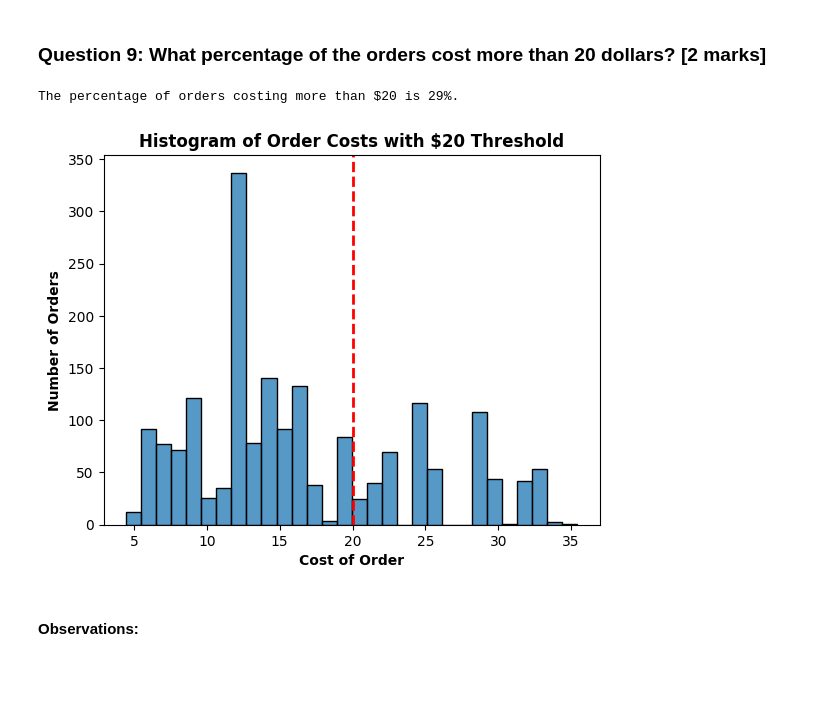
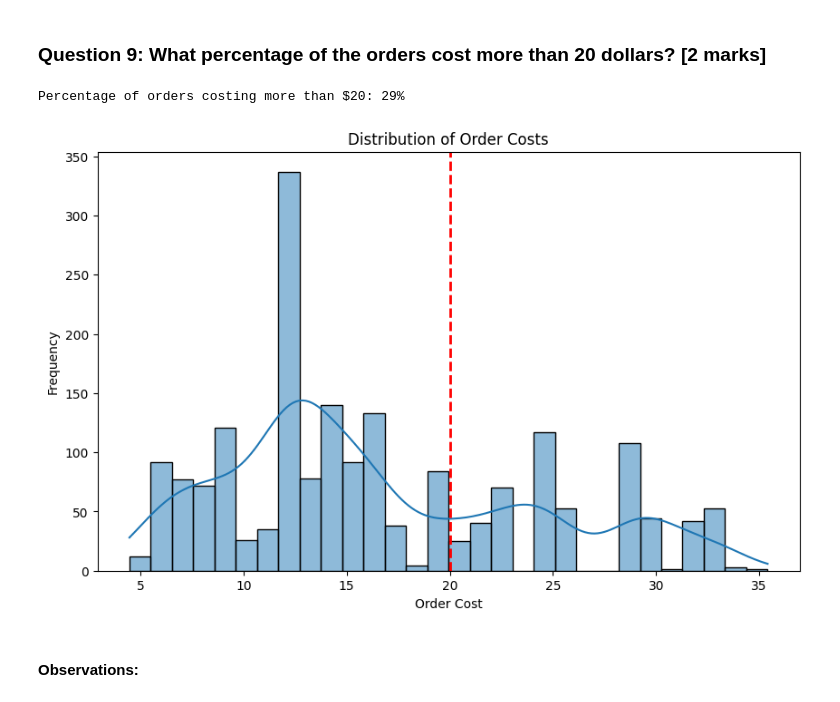
Before and after one commit to Xenstelia/Food_hub_Analysis, a Jupyter notebook: IP_Project_Question_Notebook.ipynb, the cells around one changed output. Cells and saved outputs as stored; diff of their text form; code cells hidden in the pictures; blank space fills up the shorter version.

```diff
--- a/IP_Project_Question_Notebook.ipynb
+++ b/IP_Project_Question_Notebook.ipynb
@@ -218,30 +187,21 @@ The most popular cuisine type on weekends is American with 415 orders.
 #### Observations:
 # %% [markdown]
 ### **Question 9**: What percentage of the orders cost more than 20 dollars? [2 marks]
-# %%
-# Write the code here
-# Query df DataFrame for orders with a cost greater than $20.
-expensive_orders = df[df['cost_of_the_order'] > 20]
-
-# Calculate the % of expensive orders vs total orders.
-percentage_expensive_orders = (len(expensive_orders)/len(df)) * 100
-print(f"The percentage of orders costing more than $20 is {percentage_expensive_orders:.0f}%.")
-
-# Visualizing the expensive vs total orders a histogram provides an easier view to consume.
-sns.histplot(df['cost_of_the_order'], bins=30, edgecolor='black')
-
-# Set the labels, title, position, fontsize and alignment for the bar chart output.
-# Added vertical line at $20 for reference.
-plt.axvline(20, color='red', linestyle='dashed', linewidth=2)
-plt.xlabel('Cost of Order', fontsize=10, fontweight='bold')
-plt.ylabel('Number of Orders', fontsize=10, fontweight='bold')
-plt.title('Histogram of Order Costs with $20 Threshold', fontsize=12, fontweight='bold')
-
-# Show histogram.
-plt.show()
-# %% [output]
-The percentage of orders costing more than $20 is 29%.
-[figure, removed]
+# %%
+expensive_orders = foodhub_df[foodhub_df['cost_of_the_order'] > 20]
+percentage_expensive = (len(expensive_orders) / len(foodhub_df)) * 100
+print(f"\nPercentage of orders costing more than $20: {percentage_expensive:.0f}%")
+
+plt.figure(figsize=(10, 6))
+sns.histplot(foodhub_df['cost_of_the_order'], bins=30, kde=True)
+plt.axvline(20, color='red', linestyle='dashed', linewidth=2)
+plt.title('Distribution of Order Costs')
+plt.xlabel('Order Cost')
+plt.ylabel('Frequency')
+plt.show()
+# %% [output]
+Percentage of orders costing more than $20: 29%
+[figure, added]
 # %% [markdown]
 #### Observations:
 # %% [markdown]
```
Also changed, not shown: parts of 28 cells of this notebook.
